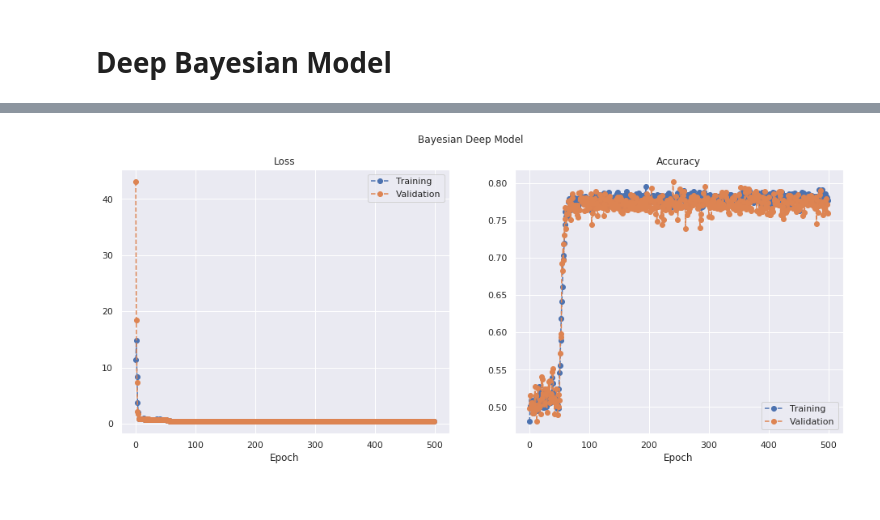
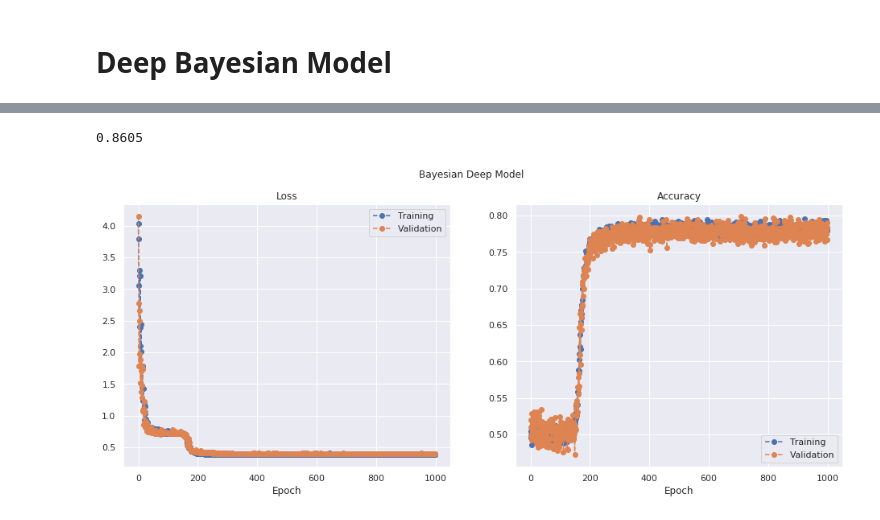
Before and after one commit to slowmoyang/BayesianDeepLearning, a Jupyter notebook: notebooks/toy-data.ipynb, the cells around one changed output, grey strips where cells are left out. Saved outputs shown, nothing was run; the diff lists cells and outputs as text; code cells hidden in the pictures.

```diff
--- a/notebooks/toy-data.ipynb
+++ b/notebooks/toy-data.ipynb
@@ -402,19 +397,12 @@ Trial: 1
 # %%
 model.set_weights(initial_weights)
 
-trial = 0
-while True:
-    trial += 1
+run_experiment(model,
+               loss=negative_log_likelihood,
+               datasets=datasets,
+               title='Bayesian Shallow Model',
+               learning_rate=0.01,
+               epochs=1000)
 
-    acc = run_experiment(
-        model,
-        loss=negative_log_likelihood,
-        datasets=datasets,
-        title='Bayesian Shallow Model',
-        learning_rate=0.01,
-        epochs=1000)
-
-    if acc > 0.6:
-        print(f"Trial: {trial}")
-        break
+evaluate(model, datasets.x_test, datasets.y_test)
 # %% [output]
@@ -467,20 +456,12 @@ _________________________________________________________________
 # %%
 model.set_weights(initial_weights)
 
-trial = 0
-while True:
-    trial += 1
-    print(f"Trial: {trial}")
-    acc = run_experiment(
-        model,
-        loss=negative_log_likelihood,
-        datasets=datasets,
-        title='Bayesian Deep Model',
-        learning_rate=0.1,
-        epochs=500)
+run_experiment(model,
+               loss=negative_log_likelihood,
+               datasets=datasets,
+               title='Bayesian Deep Model',
+               learning_rate=0.01,
+               epochs=1000)
 
-    if acc > 0.6 or trial >= 5:
-        break
-    else:
-        print('=' * 50)
+evaluate(model, datasets.x_test, datasets.y_test)
 # %% [output]
@@ -490 +471,2 @@ Accuracy: 0.7900
+0.8605
-[figure, old version]
+[figure, new version]
```
Also changed, not shown: parts of 23 cells of this notebook.
